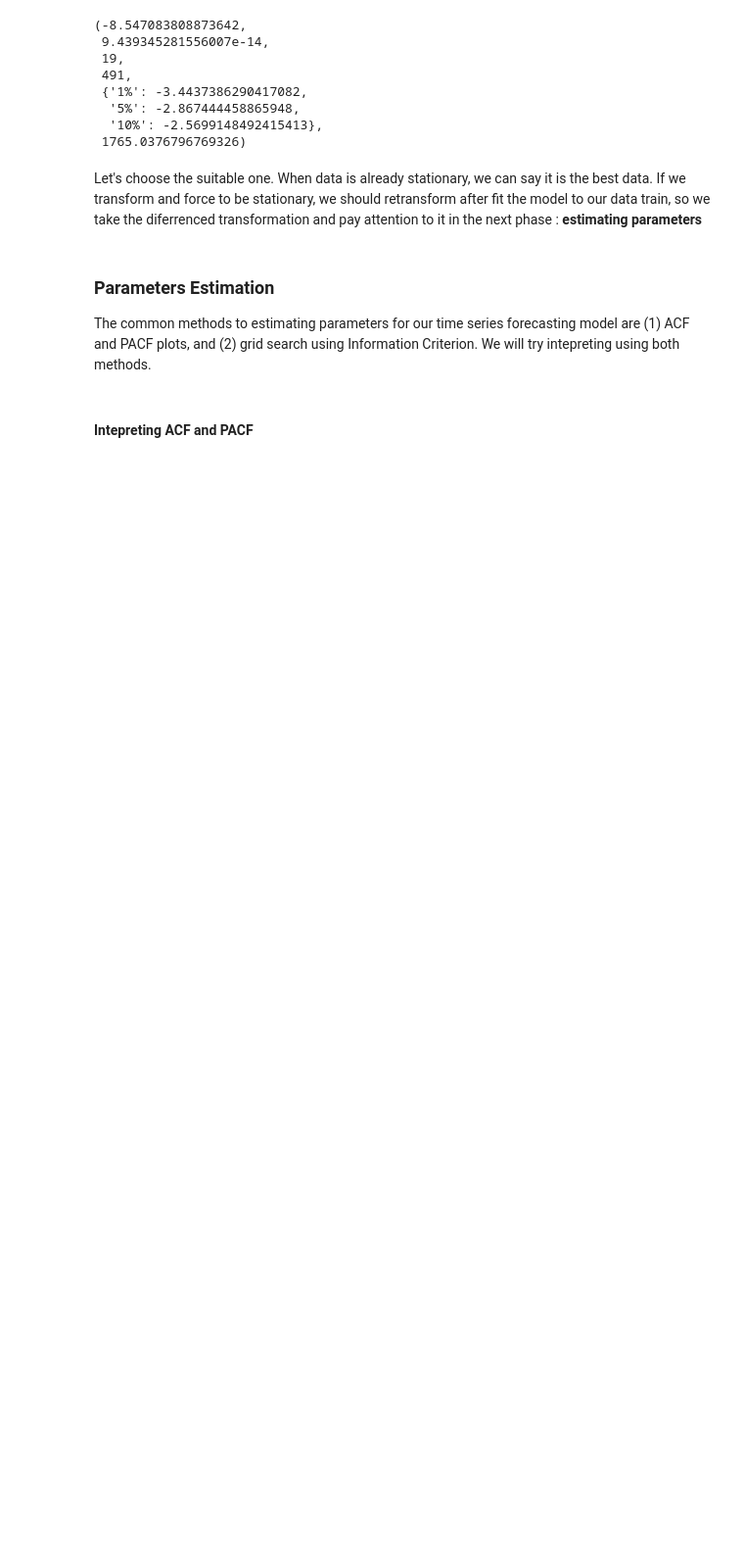
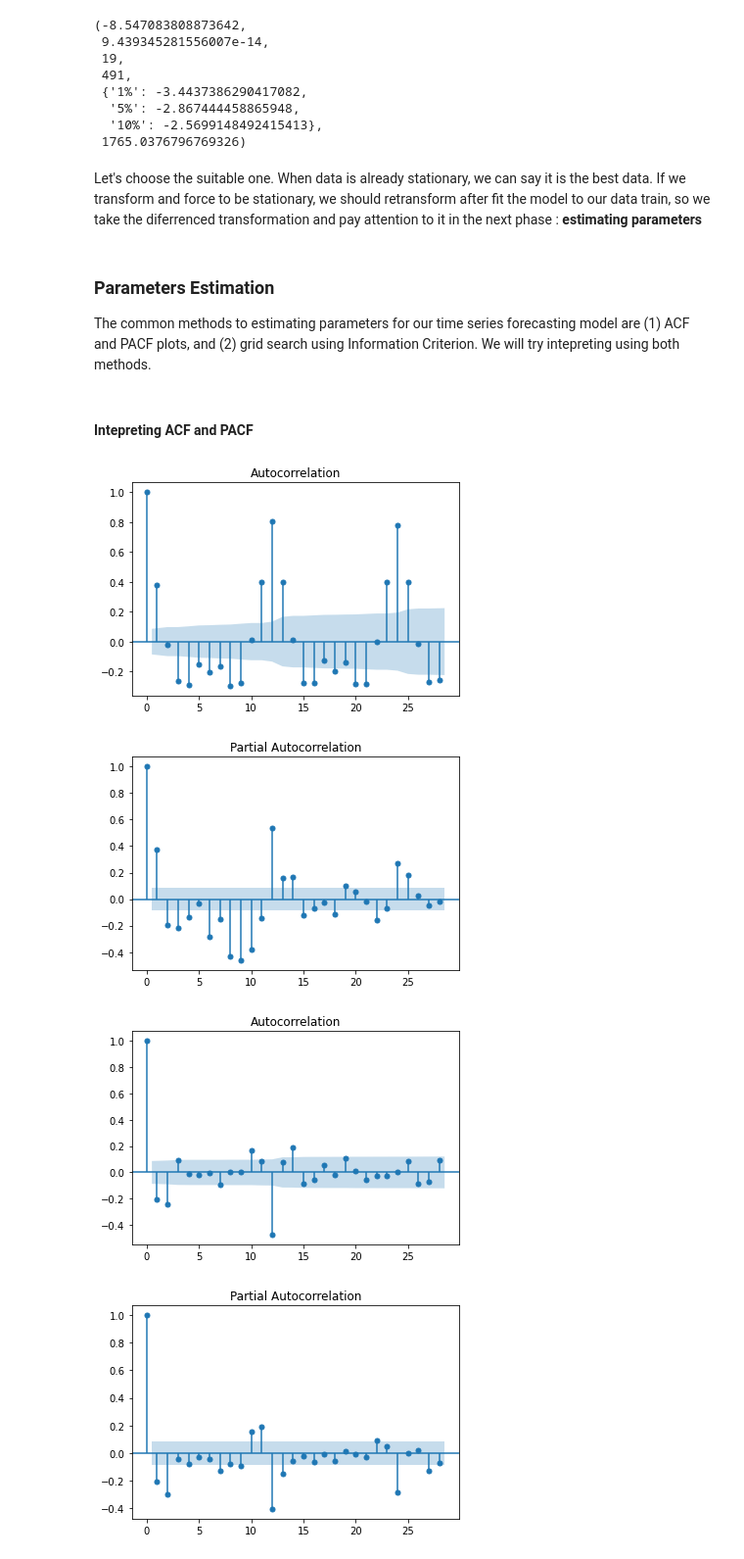
Before and after one commit to hanafication/data_analysis, a Jupyter notebook: timeseries_analysis/Seasonal_ARIMA/Carbon.ipynb, the cells around one changed output. Shown at 98% size. Cells and saved outputs as stored; diff of their text form; code cells hidden in the pictures; blank space fills up the shorter version.

```diff
--- a/timeseries_analysis/Seasonal_ARIMA/Carbon.ipynb
+++ b/timeseries_analysis/Seasonal_ARIMA/Carbon.ipynb
@@ -268,4 +267,19 @@ The common methods to estimating parameters for our time series forecasting mode
 # %%
 from statsmodels.graphics.tsaplots import plot_acf, plot_acf
 
-differenced_series = ng_series['Natural Gas Electric Power Sector CO2 Emissions'].diff()
+#ACF-PACF Differenced Series
+differenced_series = ng_series['Natural Gas Electric Power Sector CO2 Emissions'].diff().dropna()
+plot_acf(differenced_series)
+plot_pacf(differenced_series)
+plt.show()
+
+#ACF-PACF for Seasonal
+differenced_seasonal = differenced_series.diff(12).dropna()
+plot_acf(differenced_seasonal)
+plot_pacf(differenced_seasonal)
+plt.show()
+# %% [output]
+[figure, added]
+[figure, added]
+[figure, added]
+[figure, added]
```
Also changed, not shown: parts of 9 cells of this notebook.
